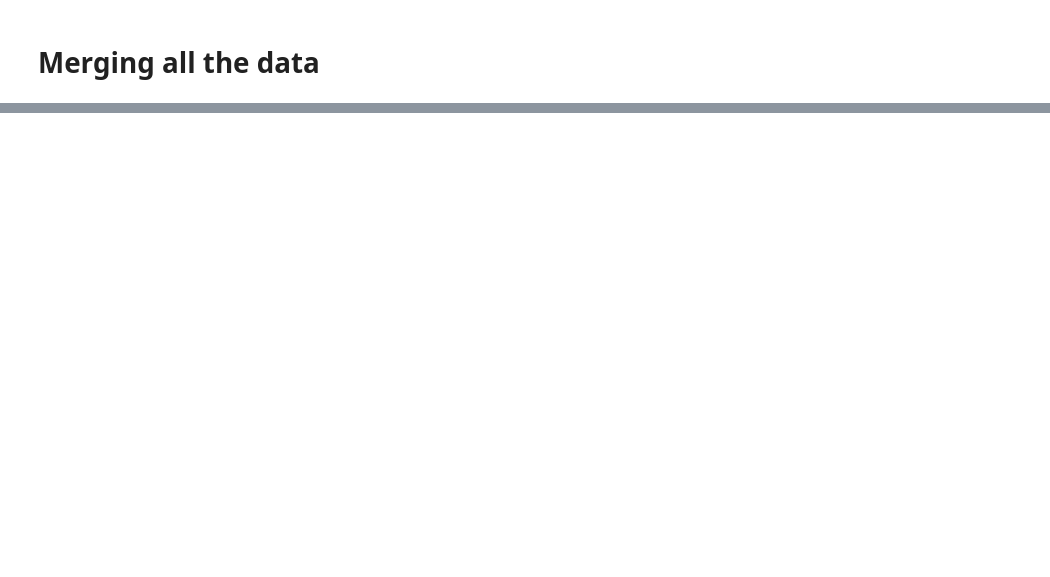
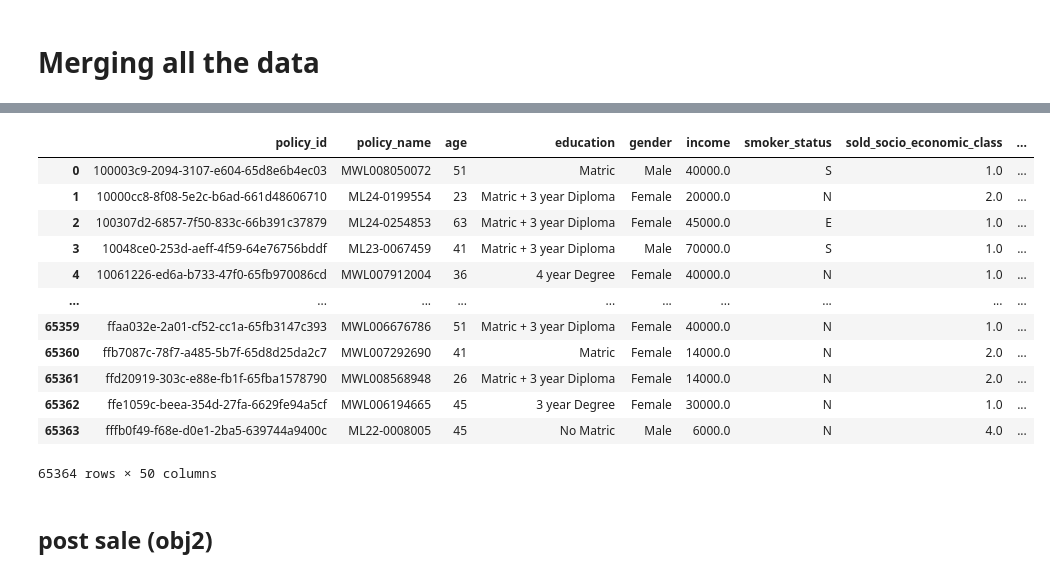
Before and after one commit to Christine-H-code/LapseRate_modeling, a Jupyter notebook: try.ipynb, the cells around one changed output, grey strips where cells are left out. Drawn from its saved outputs; the diff is of its cells as text; code cells hidden in the pictures; blank space fills up the shorter version.

```diff
--- a/try.ipynb
+++ b/try.ipynb
@@ -492,0 +662,10 @@ lapse.agg_df['policy_name'].nunique()
+# %%
+#Replace missing orginal_premium values with premium
+at_inception_data.df_merged['original_premium'] = at_inception_data.df_merged.apply(
+    lambda row: row['original_premium']
+    if pd.notnull(row['original_premium'])
+    else row['premium'],
+    axis=1)
+# %%
+#addining new column: difference in the original and actual policy start date
+at_inception_data.df_merged['duration_policy_start_delay'] =  ((at_inception_data.df_merged[ 'cover_start_date'] - at_inception_data.df_merged['cover_start_date_original']) / np.timedelta64(1, 'D'))//30
@@ -493 +678,30 @@ lapse.agg_df['policy_name'].nunique()
+# %%
+#ordering the columns
+at_inception_data.df_merged = at_inception_data.df_merged[['policy_id', 'policy_name', 'age', 'education',
+       'gender', 'income', 'smoker_status','sold_socio_economic_class','occupation_class','occupation','orginal individual_income','partner_income',
+       'lead_provider_name', 'lead_type', 'sales_channel','sale_date', 'campaign_name',
+       'underwriting_outcome','optionality', 'hiv_test_required','pricing_version', 'eml', 'pml','hiv_group',
+       'securitygroup_id','policy_type','benefits_count','last_benefit_amount','cover_amount_full','total_funeral_premium','funeral_count','original_premium','fixed_debit_day','duration_policy_start_delay',
+       '# calls','# calls contacted', 'res_code_QA_sum', 'res_code_claims_sum','res_code_no interest_sum', 'res_code_other_sum',
+       'res_code_payment_sum', 'res_code_quote_sum', 'res_code_sale_sum','res_code_update_sum',
+       'policy_status','current_policy_status','cancellation_effective_date', 'cancellation_reason', 'lapse_type', 'lapse_flag',  'expected_lapse_rate'
+       , 'cover_start_date' ]] # use cover_start_date, cancellation_effective_date to get econimic indexes
+# %%
+at_inception_data.df_merged
+# %% [output]
+|  | policy_id | policy_name | age | education | gender | income | smoker_status | sold_socio_economic_class | ... |
+| 0 | 100003c9-2094-3107-e604-65d8e6b4ec03 | MWL008050072 | 51 | Matric | Male | 40000.0 | S | 1.0 | ... |
+| 1 | 10000cc8-8f08-5e2c-b6ad-661d48606710 | ML24-0199554 | 23 | Matric + 3 year Diploma | Female | 20000.0 | N | 2.0 | ... |
+| 2 | 100307d2-6857-7f50-833c-66b391c37879 | ML24-0254853 | 63 | Matric + 3 year Diploma | Female | 45000.0 | E | 1.0 | ... |
+| 3 | 10048ce0-253d-aeff-4f59-64e76756bddf | ML23-0067459 | 41 | Matric + 3 year Diploma | Male | 70000.0 | S | 1.0 | ... |
+| 4 | 10061226-ed6a-b733-47f0-65fb970086cd | MWL007912004 | 36 | 4 year Degree | Female | 40000.0 | N | 1.0 | ... |
+| ... | ... | ... | ... | ... | ... | ... | ... | ... | ... |
+| 65359 | ffaa032e-2a01-cf52-cc1a-65fb3147c393 | MWL006676786 | 51 | Matric + 3 year Diploma | Female | 40000.0 | N | 1.0 | ... |
+| 65360 | ffb7087c-78f7-a485-5b7f-65d8d25da2c7 | MWL007292690 | 41 | Matric | Female | 14000.0 | N | 2.0 | ... |
+| 65361 | ffd20919-303c-e88e-fb1f-65fba1578790 | MWL008568948 | 26 | Matric + 3 year Diploma | Female | 14000.0 | N | 2.0 | ... |
+| 65362 | ffe1059c-beea-354d-27fa-6629fe94a5cf | MWL006194665 | 45 | 3 year Degree | Female | 30000.0 | N | 1.0 | ... |
+| 65363 | fffb0f49-f68e-d0e1-2ba5-639744a9400c | ML22-0008005 | 45 | No Matric | Male | 6000.0 | N | 4.0 | ... |
+65364 rows × 50 columns
+# %% [markdown]
+## post sale (obj2)
 # %%
```
Also changed, not shown: parts of 37 cells of this notebook.
